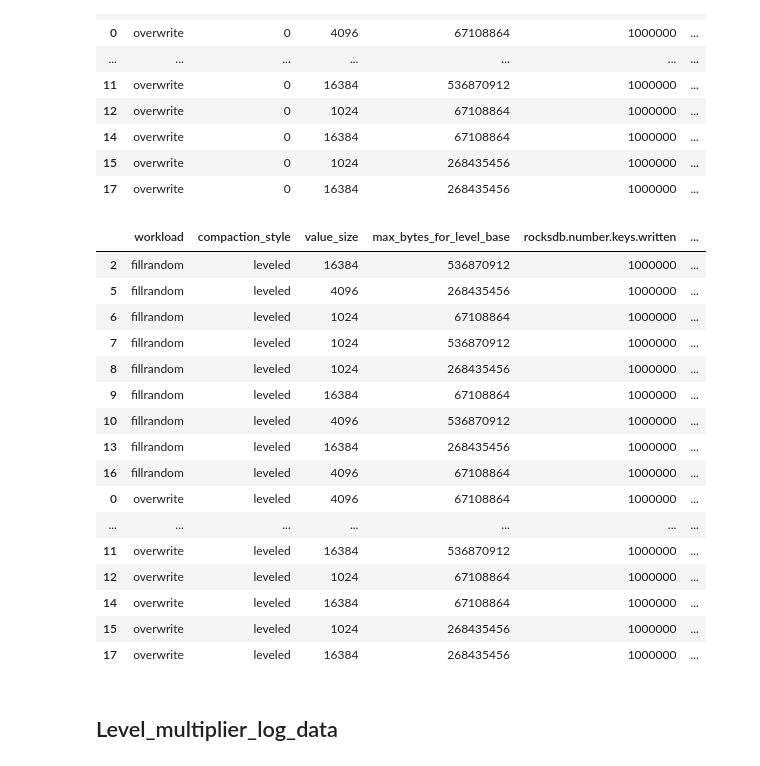
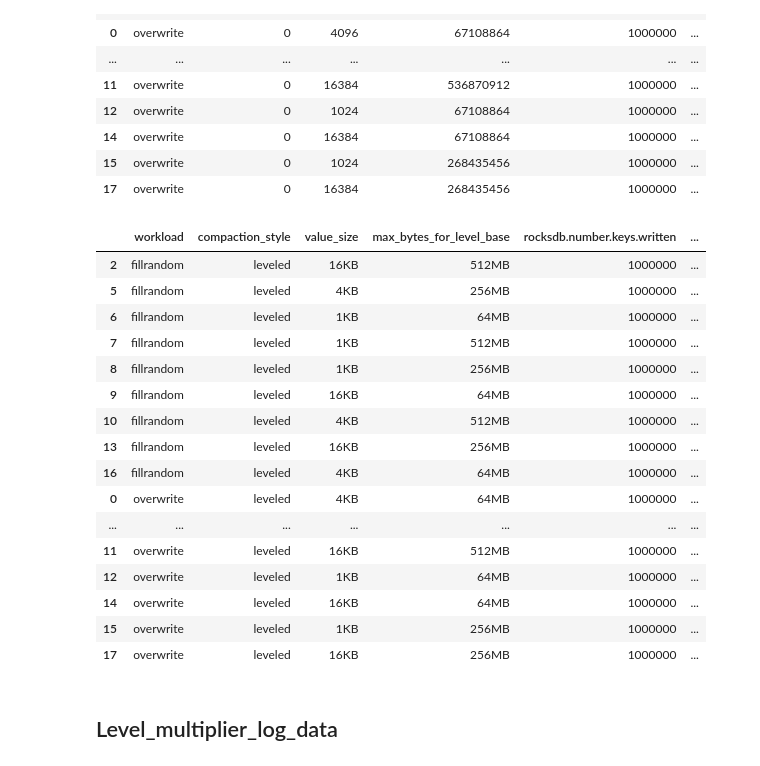
Before and after one commit to yrc00/opensource_sw_analysis, a Jupyter notebook: Lab1/H1/h1_log_to_csv.ipynb, the cells around one changed output. Drawn from its saved outputs; the diff is of its cells as text; code cells hidden in the pictures.

```diff
--- a/Lab1/H1/h1_analysis.ipynb
+++ b/Lab1/H1/h1_log_to_csv.ipynb
@@ -98,8 +98,16 @@ import pandas as pd
 df_waf = df.copy()
 
 # compaction_style 매핑
-style_map = {0: 'leveled', 1: 'universal', 2: 'fifo'}
+style_map = {0: 'leveled', 1: 'universal'}
 df_waf['compaction_style'] = df['compaction_style'].map(style_map)
+
+# value_size 매핑
+value_size_map = {1024: '1KB', 4096: '4KB', 16384: '16KB'}
+df_waf['value_size'] = df['value_size'].map(value_size_map)
+
+# max_bytes_for_level_multiplier 매핑
+max_bytes_map = {67108864: '64MB', 268435456: '256MB', 536870912: '512MB'}
+df_waf['max_bytes_for_level_base'] = df['max_bytes_for_level_base'].map(max_bytes_map)
 
 # WAF 계산: wal.bytes가 0인 경우는 NaN 처리
 df_waf['WAF'] = df.apply(
@@ -107,32 +115,30 @@ df_waf['WAF'] = df.apply(
     axis=1
 )
 
-# workload, compaction_style 기준 정렬
-df_sorted = df_waf.sort_values(by=["workload", "compaction_style"])
-
 # 결과 저장 (선택)
-df.to_csv('modified_h1_base_output.csv', index=False)
+df_waf.to_csv('modified_h1_base_output.csv', index=False)
 # %%
-# 정렬된 데이터프레임 출력
-df_sorted
+# workload, compaction_style 기준 정렬
+df_waf_sorted = df_waf.sort_values(by=["workload", "compaction_style"])
+df_waf_sorted
 # %% [output]
 |  | workload | compaction_style | value_size | max_bytes_for_level_base | rocksdb.number.keys.written | ... |
-| 2 | fillrandom | leveled | 16384 | 536870912 | 1000000 | ... |
-| 5 | fillrandom | leveled | 4096 | 268435456 | 1000000 | ... |
-| 6 | fillrandom | leveled | 1024 | 67108864 | 1000000 | ... |
-| 7 | fillrandom | leveled | 1024 | 536870912 | 1000000 | ... |
-| 8 | fillrandom | leveled | 1024 | 268435456 | 1000000 | ... |
-| 9 | fillrandom | leveled | 16384 | 67108864 | 1000000 | ... |
-| 10 | fillrandom | leveled | 4096 | 536870912 | 1000000 | ... |
-| 13 | fillrandom | leveled | 16384 | 268435456 | 1000000 | ... |
-| 16 | fillrandom | leveled | 4096 | 67108864 | 1000000 | ... |
-| 0 | overwrite | leveled | 4096 | 67108864 | 1000000 | ... |
+| 2 | fillrandom | leveled | 16KB | 512MB | 1000000 | ... |
+| 5 | fillrandom | leveled | 4KB | 256MB | 1000000 | ... |
+| 6 | fillrandom | leveled | 1KB | 64MB | 1000000 | ... |
+| 7 | fillrandom | leveled | 1KB | 512MB | 1000000 | ... |
+| 8 | fillrandom | leveled | 1KB | 256MB | 1000000 | ... |
+| 9 | fillrandom | leveled | 16KB | 64MB | 1000000 | ... |
+| 10 | fillrandom | leveled | 4KB | 512MB | 1000000 | ... |
+| 13 | fillrandom | leveled | 16KB | 256MB | 1000000 | ... |
+| 16 | fillrandom | leveled | 4KB | 64MB | 1000000 | ... |
+| 0 | overwrite | leveled | 4KB | 64MB | 1000000 | ... |
 | ... | ... | ... | ... | ... | ... | ... |
-| 11 | overwrite | leveled | 16384 | 536870912 | 1000000 | ... |
-| 12 | overwrite | leveled | 1024 | 67108864 | 1000000 | ... |
-| 14 | overwrite | leveled | 16384 | 67108864 | 1000000 | ... |
-| 15 | overwrite | leveled | 1024 | 268435456 | 1000000 | ... |
-| 17 | overwrite | leveled | 16384 | 268435456 | 1000000 | ... |
+| 11 | overwrite | leveled | 16KB | 512MB | 1000000 | ... |
+| 12 | overwrite | leveled | 1KB | 64MB | 1000000 | ... |
+| 14 | overwrite | leveled | 16KB | 64MB | 1000000 | ... |
+| 15 | overwrite | leveled | 1KB | 256MB | 1000000 | ... |
+| 17 | overwrite | leveled | 16KB | 256MB | 1000000 | ... |
 # %% [markdown]
 ## Level_multiplier_log_data
 # %%
```
Also changed, not shown: parts of 4 cells of this notebook, 4 other files.
